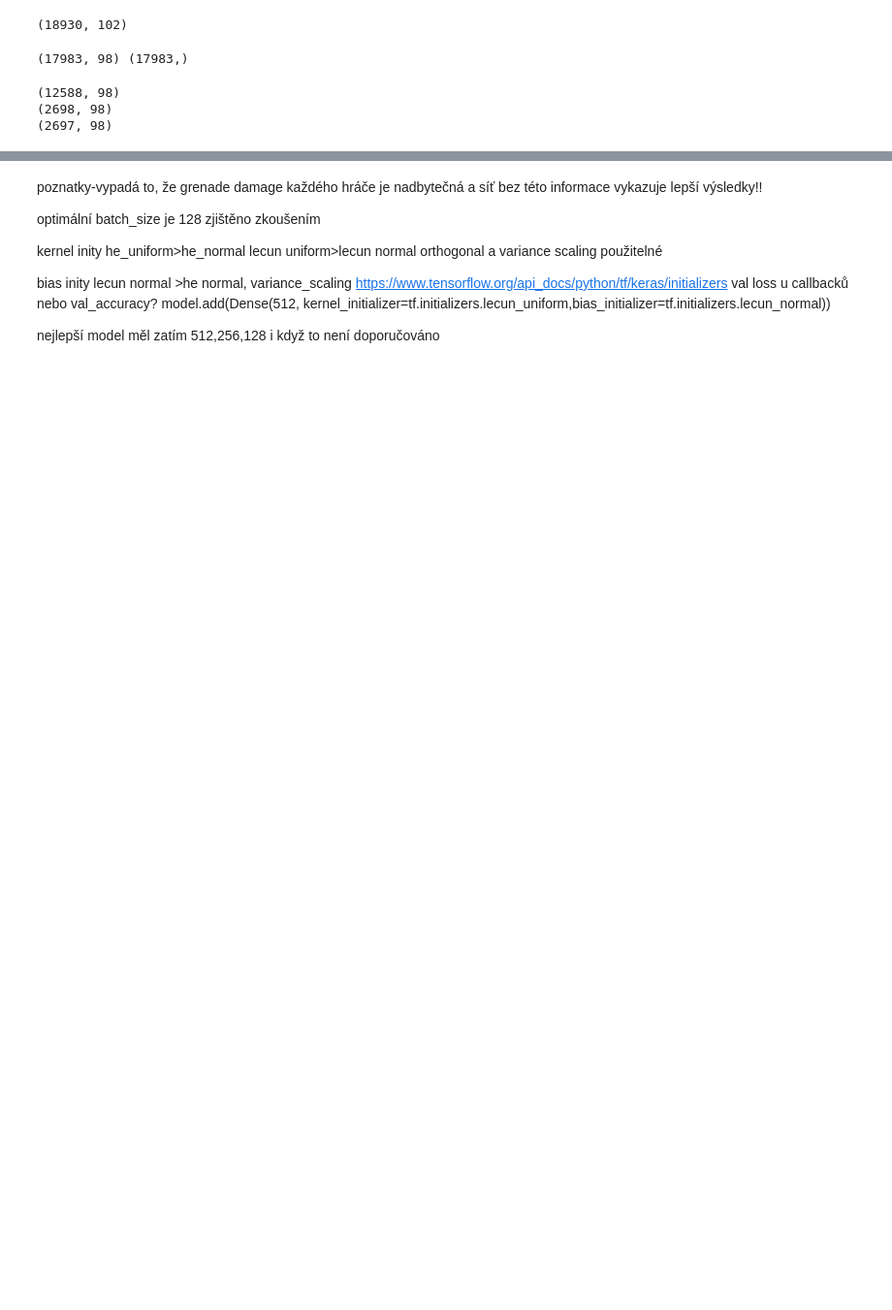
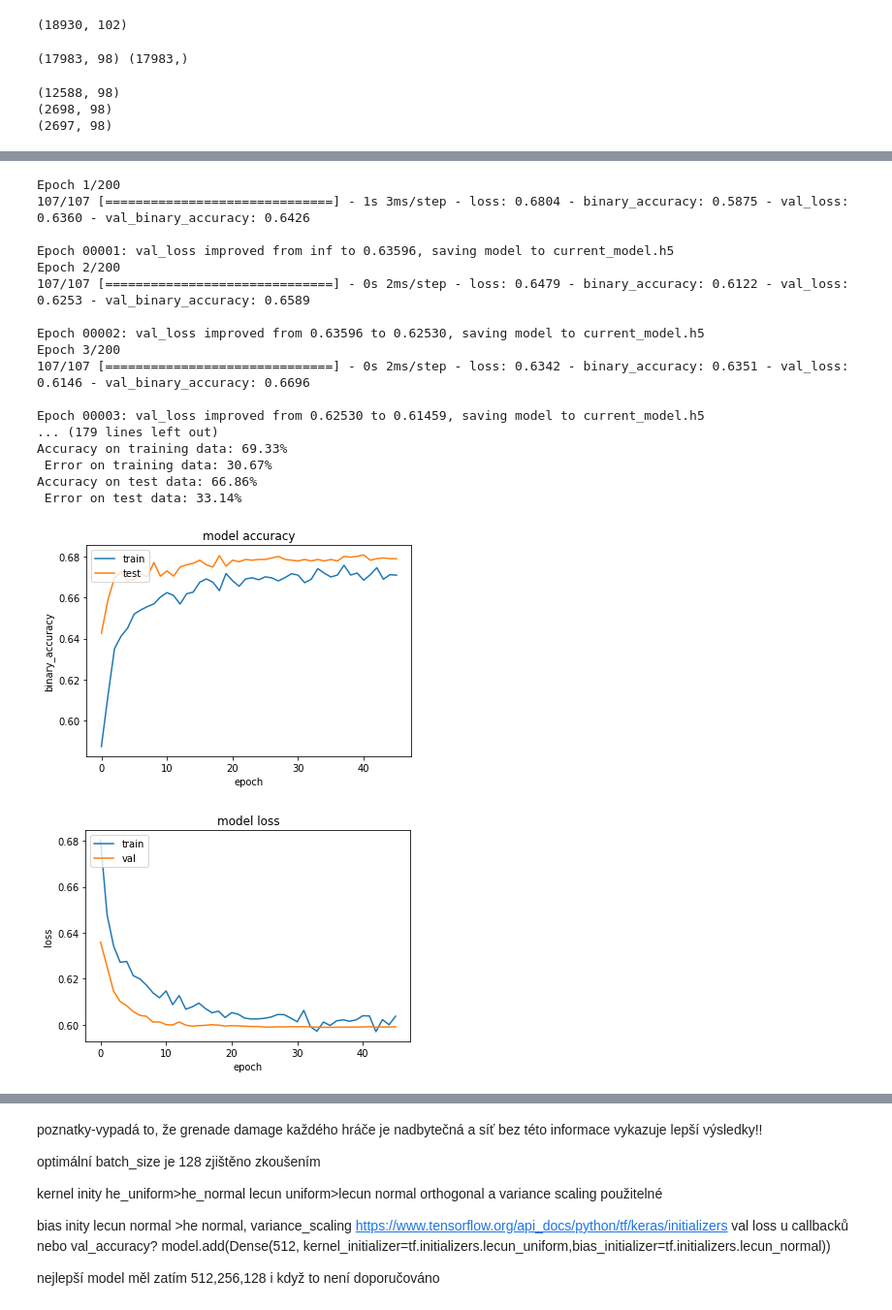
Before and after one commit to lotrmay/TensorFlow_Learning, a Jupyter notebook: bc.ipynb, the cells around one changed output, grey strips where cells are left out. Shown at 97% size. Cells and saved outputs as stored; diff of their text form; code cells hidden in the pictures; blank space fills up the shorter version.

```diff
--- a/bc.ipynb
+++ b/bc.ipynb
@@ -100,3 +244,68 @@ X_val=main_scaler.transform(X_val)
+# %%
+#data máme připravena, tak vytvoříme sequential model, jelikož potřebujeme mít více vrstev, ale máme pouze 1 input (zápas) a output 0;1
+model = keras.models.Sequential()
+model.add(keras.layers.InputLayer(input_shape=(98)))#https://towardsdatascience.com/17-rules-of-thumb-for-building-a-neural-network-93356f9930af
+model.add(keras.layers.Dropout(rate=0.2))
+model.add(keras.layers.Dense(64,activation='relu'))
+model.add(keras.layers.Dropout(rate=0.2))
+model.add(keras.layers.Dense(32,activation='relu'))
+model.add(keras.layers.Dropout(rate=0.2))
+model.add(keras.layers.Dense(1, activation='sigmoid'))
+
+model.compile(optimizer=tf.keras.optimizers.Adagrad(learning_rate=0.032),
+              loss=tf.keras.losses.BinaryCrossentropy(from_logits=False), #https://machinelearningmastery.com/how-to-choose-loss-functions-when-training-deep-learning-neural-networks/
+              metrics=['binary_accuracy'])
+
+reduce_lr_callback = tf.keras.callbacks.ReduceLROnPlateau(monitor='val_loss', factor=0.5, patience=3, min_lr=0.0047,verbose=1)
+checkpoint_callback=tf.keras.callbacks.ModelCheckpoint('current_model.h5', monitor='val_loss', verbose=1, save_best_only=True)
+early_stopping_callback = tf.keras.callbacks.EarlyStopping(monitor='val_loss', patience=10,verbose=1)#patience-kolik epoch se nezmění val_loss pak stop
+
+history = model.fit(X_train, y_train, epochs=200, shuffle=True,batch_size=118,validation_data=(X_val, y_val),
+                    callbacks=[reduce_lr_callback,checkpoint_callback,early_stopping_callback])#steps
+train_predictions= model.predict(X_train)
+train_accuracy_score = model.evaluate(X_train, y_train, verbose=0)
+print('Accuracy on training data: {:.2%} \n Error on training data: {:.2%}'.format(train_accuracy_score[1],  1 - train_accuracy_score[1]))#úspěšnost na trénovacím setu
+
+
+test_predictions= model.predict(X_test)
+test_accuracy_score= model.evaluate(X_test, y_test, verbose=0)# zkusit změnit verbose zde a nahoře na 1 a 2 mělo by to zobrazovat více údajů při tréninku
+print('Accuracy on test data: {:.2%} \n Error on test data: {:.2%}'.format(test_accuracy_score[1], 1 - test_accuracy_score[1]))#úspěšnost na testovacím setu
+
+plt.plot(history.history['binary_accuracy'])
+plt.plot(history.history['val_binary_accuracy'])
+
+plt.title('model accuracy')
+plt.ylabel('binary_accuracy')
+plt.xlabel('epoch')
+plt.legend(['train', 'test'], loc='upper left')
+plt.show()
+plt.plot(history.history['loss'])
+plt.plot(history.history['val_loss'])
+plt.title('model loss')
+plt.ylabel('loss')
+plt.xlabel('epoch')
+plt.legend(['train', 'val'], loc='upper left')
+plt.show()
+# %% [output]
+Epoch 1/200
+107/107 [==============================] - 1s 3ms/step - loss: 0.6804 - binary_accuracy: 0.5875 - val_loss: 0.6360 - val_binary_accuracy: 0.6426
+
+Epoch 00001: val_loss improved from inf to 0.63596, saving model to current_model.h5
+Epoch 2/200
+107/107 [==============================] - 0s 2ms/step - loss: 0.6479 - binary_accuracy: 0.6122 - val_loss: 0.6253 - val_binary_accuracy: 0.6589
+
+Epoch 00002: val_loss improved from 0.63596 to 0.62530, saving model to current_model.h5
+Epoch 3/200
+107/107 [==============================] - 0s 2ms/step - loss: 0.6342 - binary_accuracy: 0.6351 - val_loss: 0.6146 - val_binary_accuracy: 0.6696
+
+Epoch 00003: val_loss improved from 0.62530 to 0.61459, saving model to current_model.h5
+... (179 lines left out)
+Accuracy on training data: 69.33%
+ Error on training data: 30.67%
+Accuracy on test data: 66.86%
+ Error on test data: 33.14%
+[figure, added]
+[figure, added]
 # %%
 #data máme připravena, tak vytvoříme sequential model, jelikož potřebujeme mít více vrstev, ale máme pouze 1 input (zápas) a output 0;1
 model = keras.models.Sequential()
```
Also changed, not shown: parts of 9 cells of this notebook.
